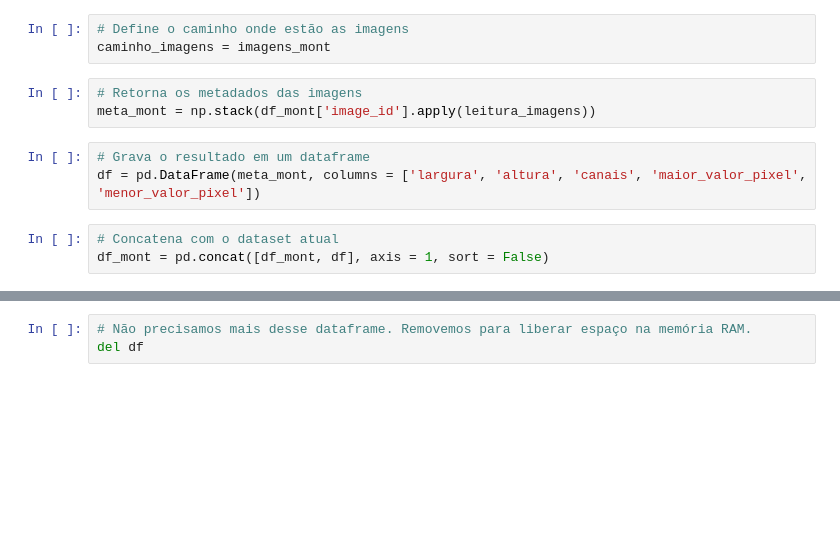
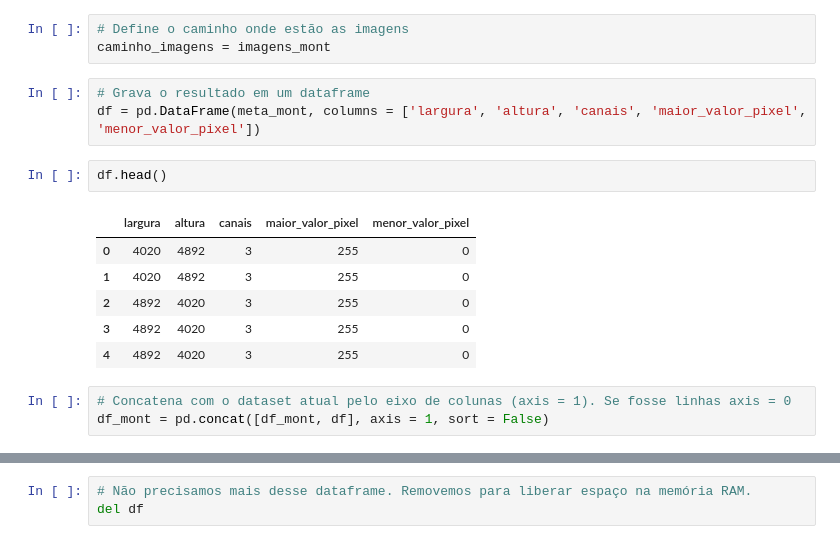
Before and after one commit to WMCOSTA/IA-Medicina, a Jupyter notebook: 3-AnaliseImagensMedicas/2-RedesNeuraisDeepLearning/50-Lab1/Classification/Cap02-Analise-Raio-X.ipynb, the cells around one changed output, grey strips where cells are left out. Drawn from its saved outputs; the diff is of its cells as text; blank space fills up the shorter version.

```diff
--- a/3-AnaliseImagensMedicas/2-RedesNeuraisDeepLearning/50-Lab1/Classification/Cap02-Analise-Raio-X.ipynb
+++ b/3-AnaliseImagensMedicas/2-RedesNeuraisDeepLearning/50-Lab1/Classification/Cap02-Analise-Raio-X.ipynb
@@ -760,14 +765,20 @@ del df
 # %%
 # Define o caminho onde estão as imagens
 caminho_imagens = imagens_mont
-# %%
-# Retorna os metadados das imagens
-meta_mont = np.stack(df_mont['image_id'].apply(leitura_imagens))
 # %%
 # Grava o resultado em um dataframe
 df = pd.DataFrame(meta_mont, columns = ['largura', 'altura', 'canais', 'maior_valor_pixel', 'menor_valor_pixel'])
+# %%
+df.head()
+# %% [output]
+|  | largura | altura | canais | maior_valor_pixel | menor_valor_pixel |
+| 0 | 4020 | 4892 | 3 | 255 | 0 |
+| 1 | 4020 | 4892 | 3 | 255 | 0 |
+| 2 | 4892 | 4020 | 3 | 255 | 0 |
+| 3 | 4892 | 4020 | 3 | 255 | 0 |
+| 4 | 4892 | 4020 | 3 | 255 | 0 |
 # %%
-# Concatena com o dataset atual
+# Concatena com o dataset atual pelo eixo de colunas (axis = 1). Se fosse linhas axis = 0
 df_mont = pd.concat([df_mont, df], axis = 1, sort = False)
 # %%
 # Visualiza
```
Also changed, not shown: parts of 8 cells of this notebook.
